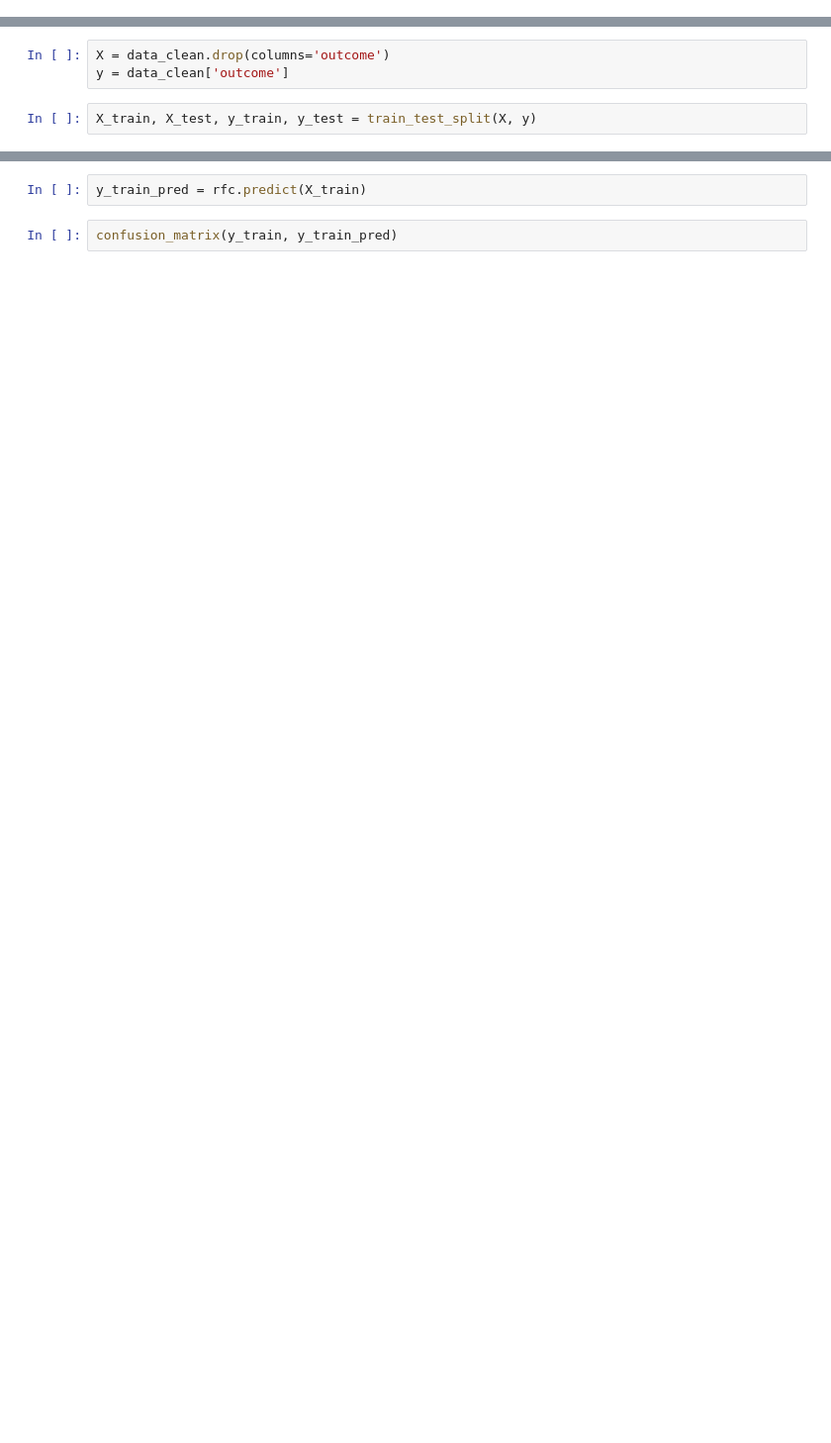
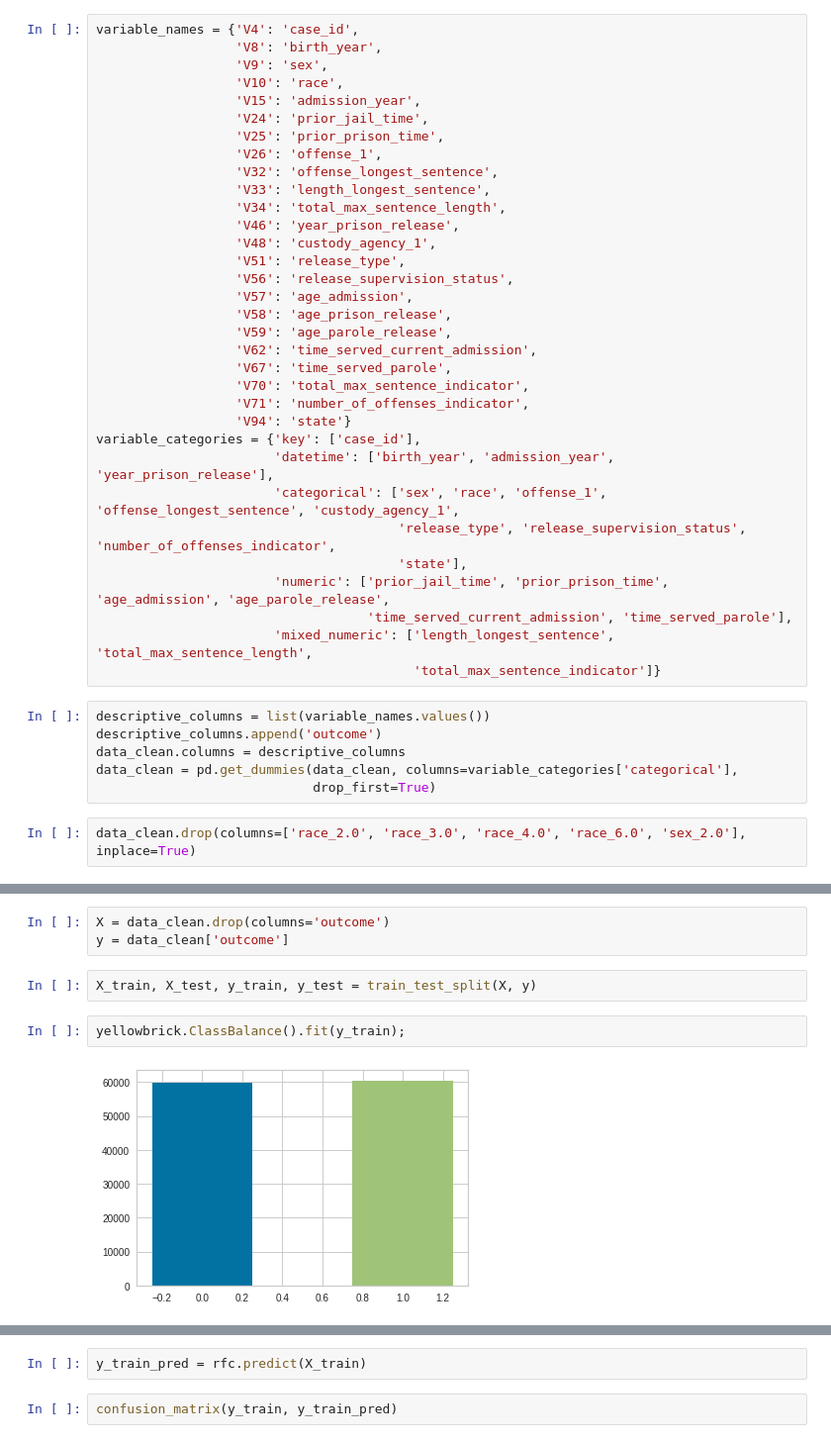
Before and after one commit to peter-haferl/prisoner_recidivism_classifier, a Jupyter notebook: data_explore_clean.ipynb, the cells around one changed output, grey strips where cells are left out. Shown: that part at 99% size. Cells and saved outputs as stored; diff of their text form; blank space fills up the shorter version.

```diff
--- a/data_explore_clean.ipynb
+++ b/data_explore_clean.ipynb
@@ -135,2 +148,43 @@ Index(['V4', 'V8', 'V9', 'V10', 'V15', 'V24', 'V25', 'V26', 'V32', 'V33',
+# %%
+variable_names = {'V4': 'case_id',
+                  'V8': 'birth_year',
+                  'V9': 'sex',
+                  'V10': 'race',
+                  'V15': 'admission_year',
+                  'V24': 'prior_jail_time',
+                  'V25': 'prior_prison_time',
+                  'V26': 'offense_1',
+                  'V32': 'offense_longest_sentence',
+                  'V33': 'length_longest_sentence',
+                  'V34': 'total_max_sentence_length',
+                  'V46': 'year_prison_release',
+                  'V48': 'custody_agency_1',
+                  'V51': 'release_type',
+                  'V56': 'release_supervision_status',
+                  'V57': 'age_admission',
+                  'V58': 'age_prison_release',
+                  'V59': 'age_parole_release',
+                  'V62': 'time_served_current_admission',
+                  'V67': 'time_served_parole',
+                  'V70': 'total_max_sentence_indicator',
+                  'V71': 'number_of_offenses_indicator',
+                  'V94': 'state'}
+variable_categories = {'key': ['case_id'],
+                       'datetime': ['birth_year', 'admission_year', 'year_prison_release'],
+                       'categorical': ['sex', 'race', 'offense_1', 'offense_longest_sentence', 'custody_agency_1',
+                                       'release_type', 'release_supervision_status', 'number_of_offenses_indicator',
+                                       'state'],
+                       'numeric': ['prior_jail_time', 'prior_prison_time', 'age_admission', 'age_parole_release',
+                                   'time_served_current_admission', 'time_served_parole'],
+                       'mixed_numeric': ['length_longest_sentence', 'total_max_sentence_length',
+                                         'total_max_sentence_indicator']}
+# %%
+descriptive_columns = list(variable_names.values())
+descriptive_columns.append('outcome')
+data_clean.columns = descriptive_columns
+data_clean = pd.get_dummies(data_clean, columns=variable_categories['categorical'],
+                            drop_first=True)
+# %%
+data_clean.drop(columns=['race_2.0', 'race_3.0', 'race_4.0', 'race_6.0', 'sex_2.0'], inplace=True)
 # %% [markdown]
 ## Baseline Model
@@ -144,3 +193,7 @@ X = data_clean.drop(columns='outcome')
 y = data_clean['outcome']
 # %%
 X_train, X_test, y_train, y_test = train_test_split(X, y)
+# %%
+yellowbrick.ClassBalance().fit(y_train);
+# %% [output]
+[figure, added]
```
Also changed, not shown: parts of 27 cells of this notebook.
